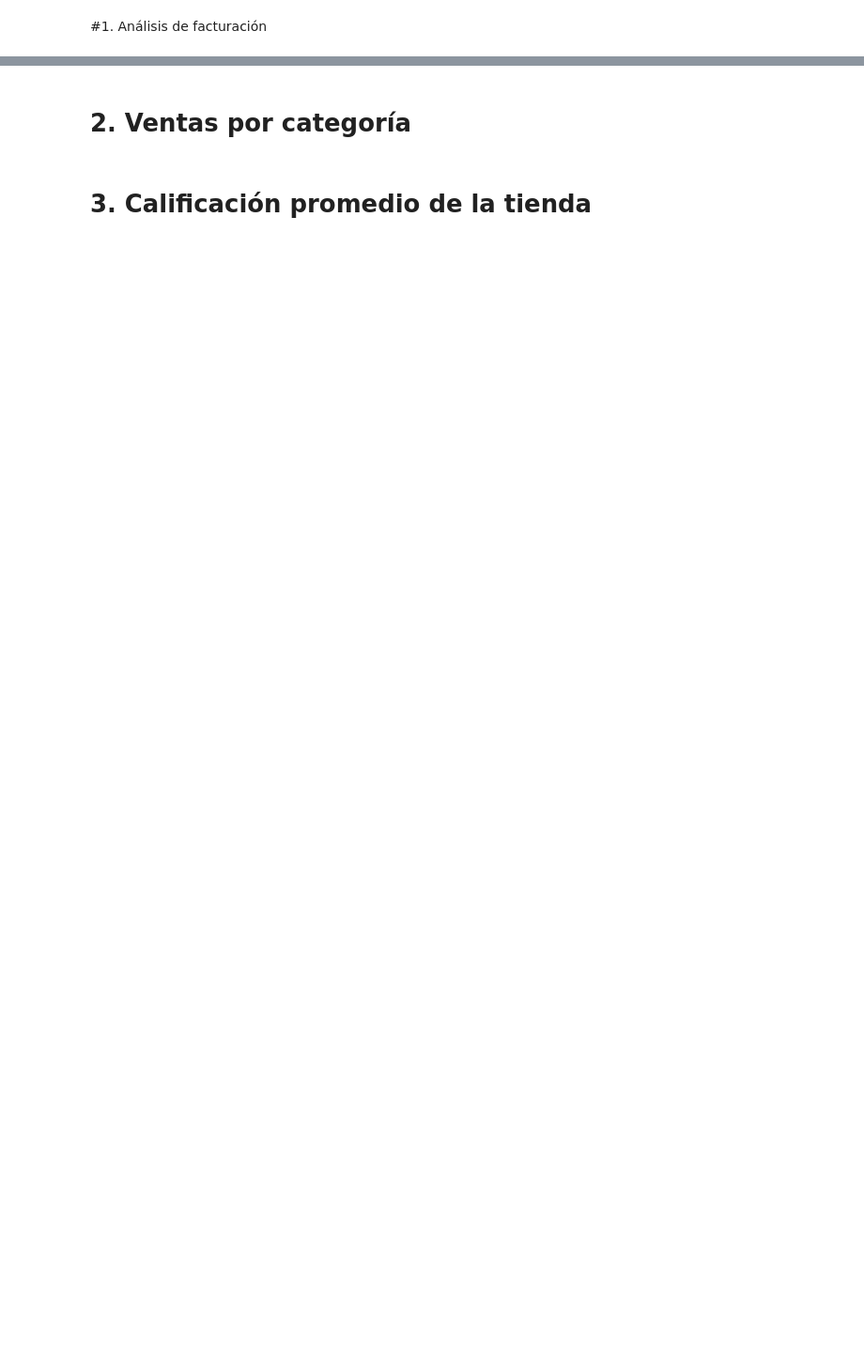
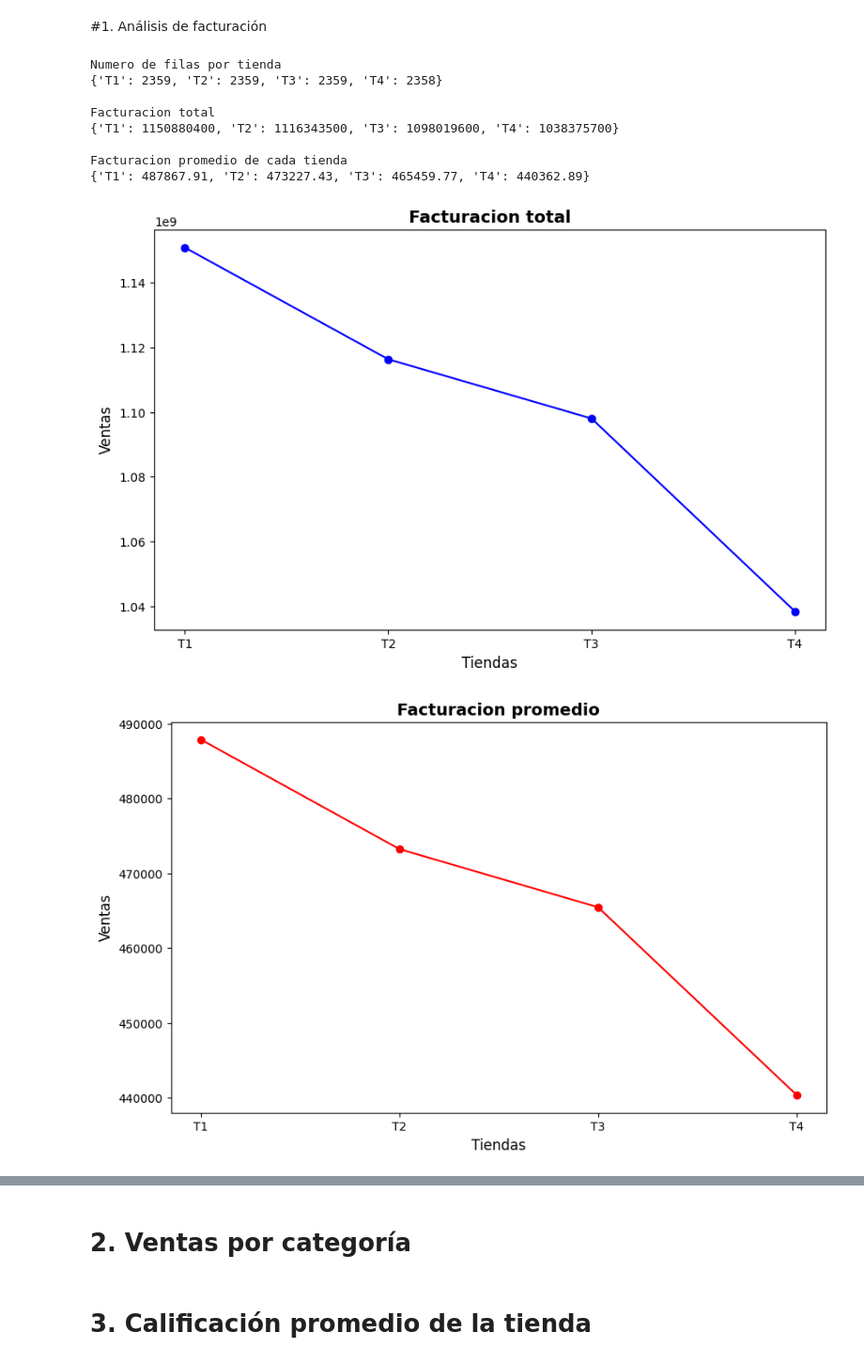
Before and after one commit to jhonfabrizio/challenge1-data-science-latam, a Jupyter notebook: AluraStoreLatam.ipynb, the cells around one changed output, grey strips where cells are left out. Shown: that part at 94% size. Drawn from its saved outputs; the diff is of its cells as text; code cells hidden in the pictures; blank space fills up the shorter version.

```diff
--- a/AluraStoreLatam.ipynb
+++ b/AluraStoreLatam.ipynb
@@ -26,6 +26,7 @@ tienda.head()
 # %%
 import pandas as pd
 import matplotlib.pyplot as plt
+import numpy as np
 
 t = pd.read_csv('/content/tiendas.csv')
 
@@ -70,59 +71,69 @@ for row in t.itertuples():
 
 # print("T = Tienda")
 print('Numero de filas por tienda')
 filas = {"T1":nft1,"T2":nft2,"T3":nft3,"T4":nft4}
 print(filas)
 print()
 
-print("Facturacion")
+print("Facturacion total")
 facturacion = {"T1":round(ft1,2),"T2":round(ft2,2),"T3":round(ft3,2),"T4":round(ft4,2)}
 print(facturacion)
 print()
 
-print("Facturacion promedio por cliente")
+tiendas_nombres = list(facturacion.keys())
+facturacion_valores = list(facturacion.values())
+plt.figure(figsize=(10, 6))
+plt.plot(tiendas_nombres, facturacion_valores, marker='o', label='Serie 1', color='blue')
+
+plt.title('Facturacion total', fontsize=14, fontweight='bold')
+plt.xlabel('Tiendas', fontsize=12)
+plt.ylabel('Ventas', fontsize=12)
+
+print("Facturacion promedio de cada tienda")
 facturacion_promedio = {"T1":round(ft1/nft1,2),"T2":round(ft2/nft2,2),"T3":round(ft3/nft3,2),"T4":round(ft4/nft4,2)}
-print(facturacion)
+print(facturacion_promedio)
 print()
 
-print("Calificacion")
-calificacion = {"T1":round(cct1/nft1,2),"T2":round(cct2/nft2,2),"T3":round(cct3/nft3,2),"T4":round(cct4/nft4,2)}
-print(calificacion)
-print()
+tiendas_nombres = list(facturacion.keys())
+facturacion_valores = list(facturacion_promedio.values())
+plt.figure(figsize=(10, 6))
 
-print("Costo de envio")
-costoDeEnvio = {"T1":round(cet1/nft1,2),"T2":round(cet2/nft2,2),"T3":round(cet3/nft3,2),"T4":round(cet4/nft4,2)}
-print(costoDeEnvio)
-print()
+plt.plot(tiendas_nombres, facturacion_valores, marker='o', label='Serie 1', color='red')
 
-print("Margen")
-margen = {"T1":round((ft1/nft1 - cet1/nft1),2),"T2":round((ft2/nft2 - cet2/nft2),2),"T3":round((ft3/nft3 - cet3/nft3),2),"T4":round((ft4/nft4 - cet4/nft4),2)}
-print(margen)
-print()
+plt.title('Facturacion promedio', fontsize=14, fontweight='bold')
+plt.xlabel('Tiendas', fontsize=12)
+plt.ylabel('Ventas', fontsize=12)
 
-# Crea lista de diccionarios
-diccionarios = [facturacion, costoDeEnvio, margen, calificacion]
 
-# Obtener las claves (asumiendo que todos tienen las mismas claves)
-keys = list(diccionarios.keys())
 
-# Crear matriz donde cada columna son los valores de un diccionario
-matriz = np.array([[d[k] for k in keys] for d in diccionarios]).T
 
-print("Matriz resultante:")
-print(matriz)
+
+
+
 
 
 
 
 
 
 
 
 print()
 
-sorted_facturacion = dict(sorted(facturacion.items(), key=lambda item: item[1], reverse=True))
-print(sorted_facturacion)
-sorted_calificacion = dict(sorted(calificacion.items(), key=lambda item: item[1], reverse=True))
-print(sorted_calificacion)
-sorted_costoDeEnvio = dict(sorted(costoDeEnvio.items(), key=lambda item: item[1], reverse=True))
-print(sorted_costoDeEnvio)
+#sorted_facturacion = dict(sorted(facturacion.items(), key=lambda item: item[1], reverse=True))
+#print(sorted_facturacion)
+#sorted_calificacion = dict(sorted(calificacion.items(), key=lambda item: item[1], reverse=True))
+#print(sorted_calificacion)
+#sorted_costoDeEnvio = dict(sorted(costoDeEnvio.items(), key=lambda item: item[1], reverse=True))
+#print(sorted_costoDeEnvio)
+# %% [output]
+Numero de filas por tienda
+{'T1': 2359, 'T2': 2359, 'T3': 2359, 'T4': 2358}
+
+Facturacion total
+{'T1': 1150880400, 'T2': 1116343500, 'T3': 1098019600, 'T4': 1038375700}
+
+Facturacion promedio de cada tienda
+{'T1': 487867.91, 'T2': 473227.43, 'T3': 465459.77, 'T4': 440362.89}
+[figure, added]
+[figure, added]
```
Also changed, not shown: parts of 5 cells of this notebook.
